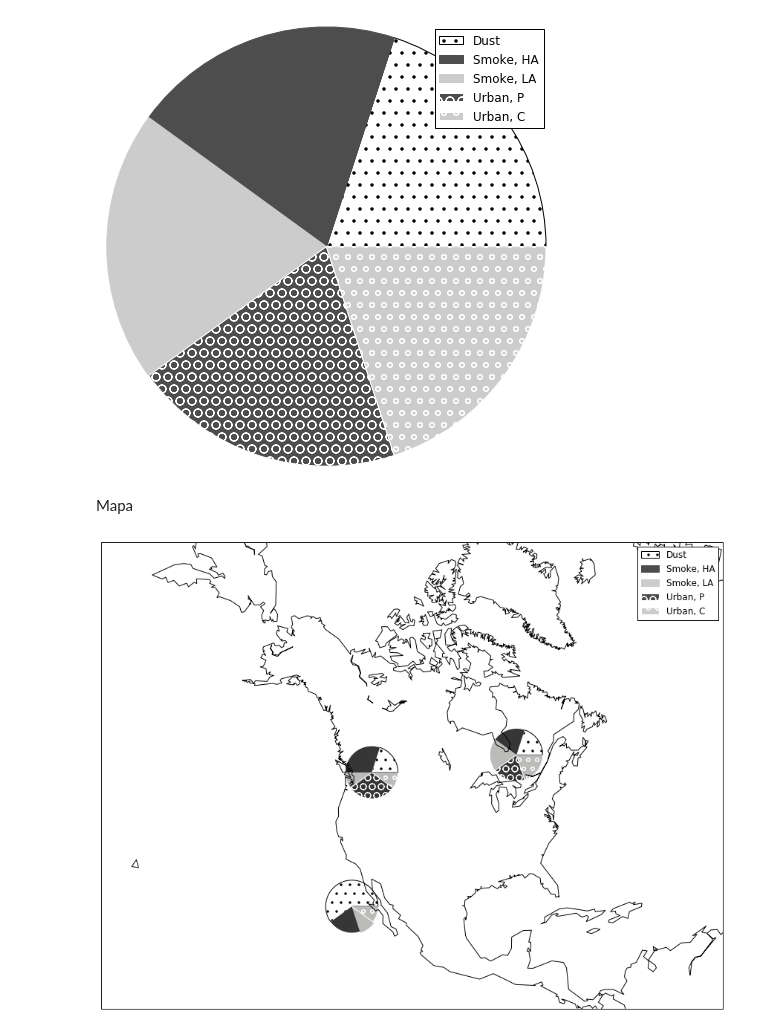
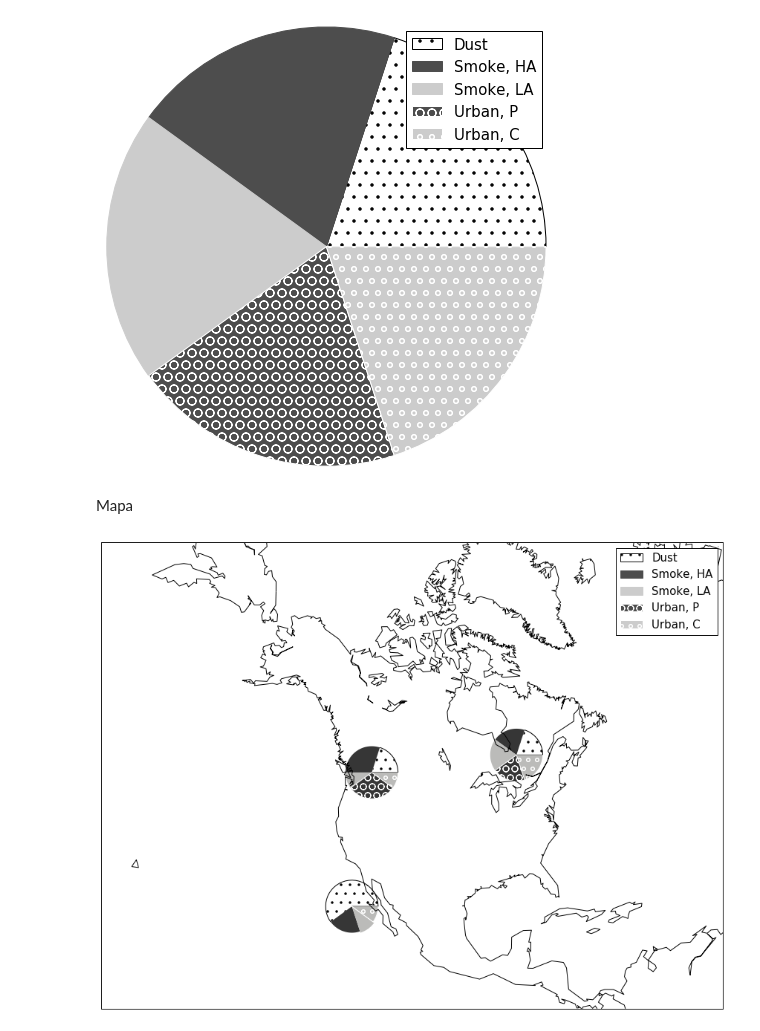
Before and after one commit to jdiasn/piechartBasemap, a Jupyter notebook: basemapPieChart.ipynb, the cells around one changed output. Cells and saved outputs as stored; diff of their text form; code cells hidden in the pictures.

```diff
--- a/basemapPieChart.ipynb
+++ b/basemapPieChart.ipynb
@@ -9,31 +9,31 @@ import numpy as np
 # %%
 plt.figure(figsize=(8,8))
 
 # The slices will be ordered and plotted counter-clockwise.
 labels = ['Dust', 'Smoke, HA', 'Smoke, LA', 'Urban, P', 'Urban, C',]
 sizes = [20, 20, 20, 20, 20]
 colors = ['w', '0.3', '0.8', '0.3', '0.8']
 edgcolors = ['r', 'r', 'r', 'r', 'r']
 explode = (0, 0, 0, 0, 0)  # only "explode" the 2nd slice (i.e. 'Hogs')
 patch = plt.pie(sizes, explode=explode, colors=colors, startangle=0)[0]
 # Set aspect ratio to be equal so that pie is drawn as a circle.
 
 #hatching
 patch[0].set_hatch('.')
 patch[1].set_hatch('')
 patch[1].set_edgecolor('0.3')
 patch[2].set_hatch('')
 patch[2].set_edgecolor('0.8')
 patch[3].set_hatch('O')
 patch[3].set_edgecolor('w')
 patch[4].set_hatch('o')
 patch[4].set_edgecolor('w')
 plt.axis('equal')
 
-plt.legend(patch, labels)
+plt.legend(patch, labels, fontsize=15)
 plt.show()
 # %% [output]
-[figure, old version]
+[figure, new version]
 # %% [markdown]
 Mapa
 # %%
@@ -101,9 +101,9 @@ patch[4].set_edgecolor('w')
 axin.axis('equal')
 
 
-ax.legend(patch, labels)
+ax.legend(patch, labels, fontsize=15)
 
 
 plt.show()
 # %% [output]
-[figure, old version]
+[figure, new version]
```
